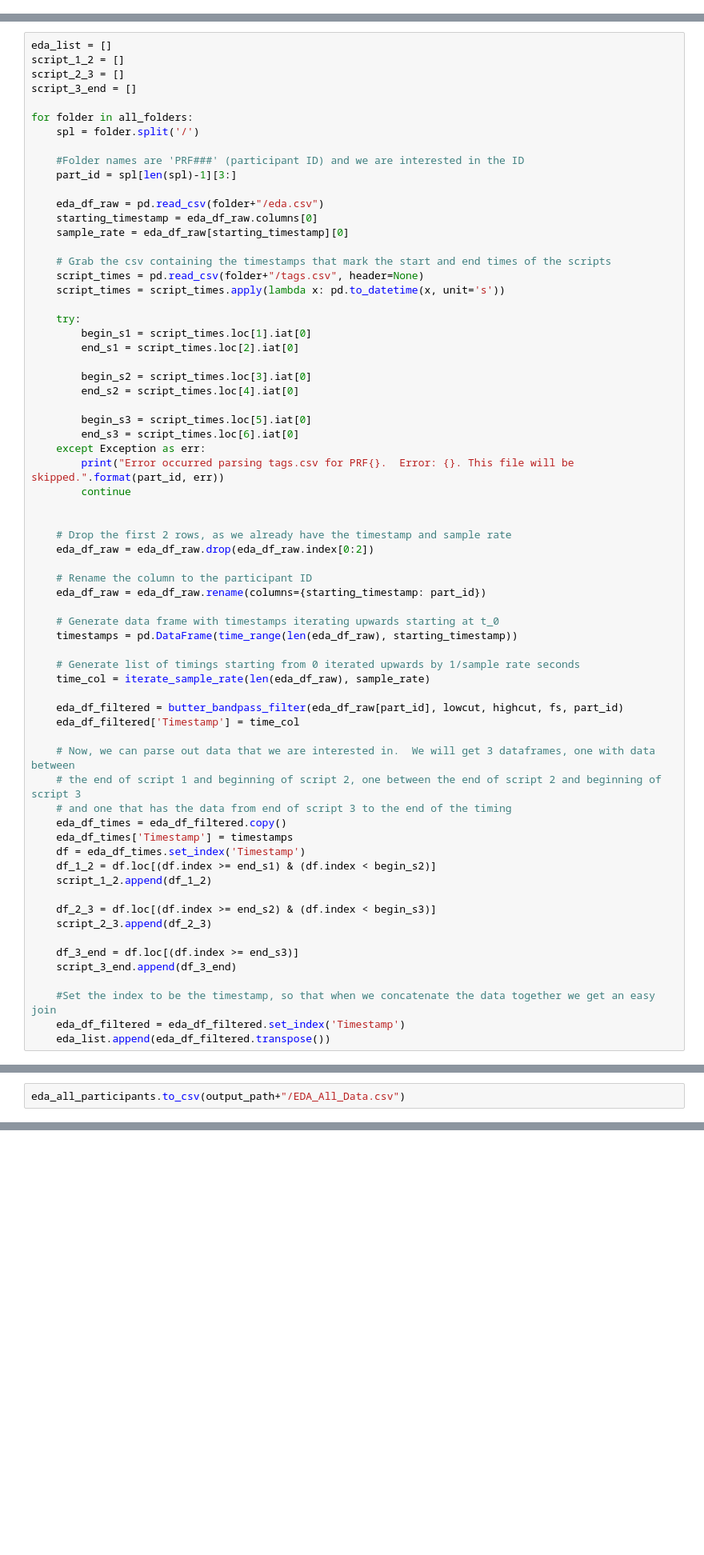
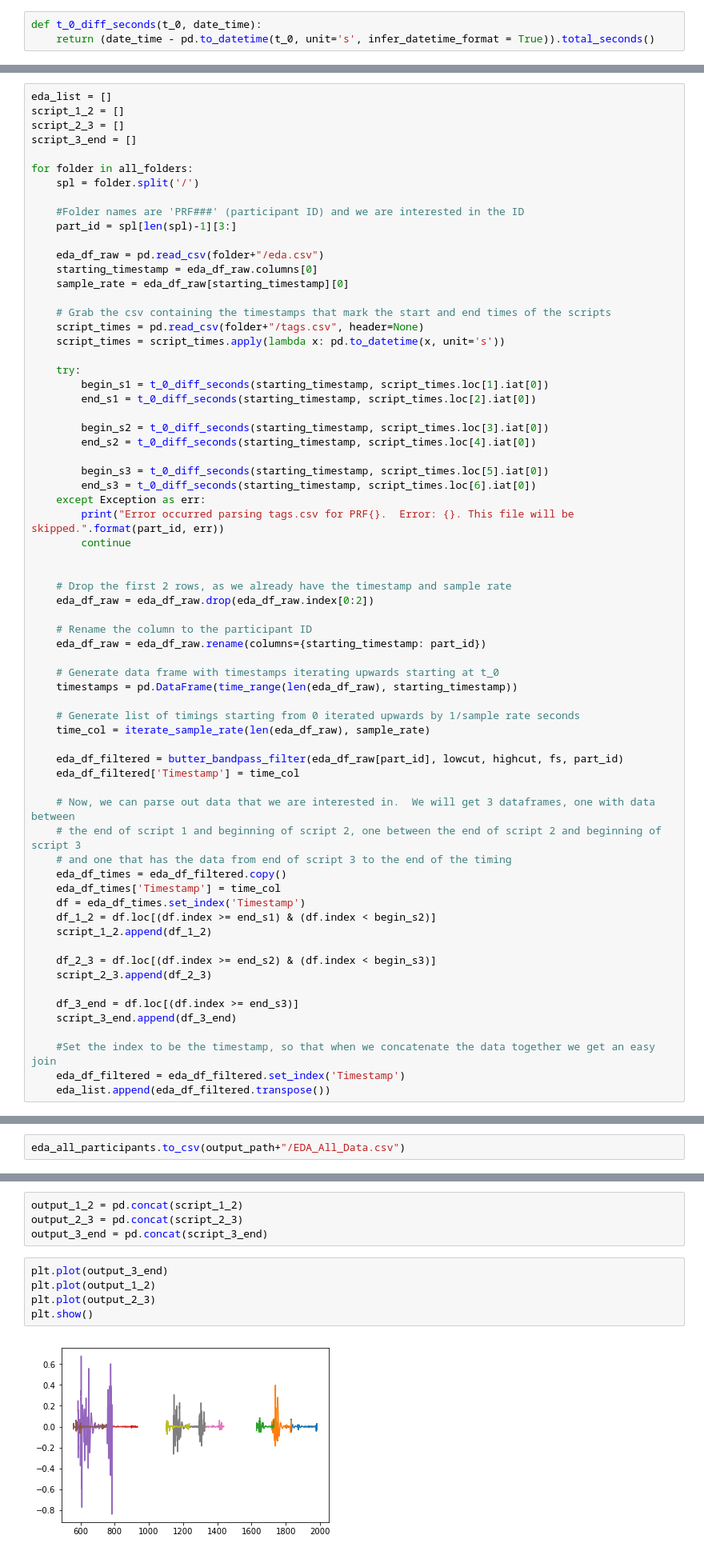
Before and after one commit to dcoh/EmpaticaE4Analysis, a Jupyter notebook: EDA_Output.ipynb, the cells around one changed output, grey strips where cells are left out. Shown at 80% size. Saved outputs shown, nothing was run; the diff lists cells and outputs as text; blank space fills up the shorter version.

Commit message:
EDA Output now splits data based on script timings found in tags.csv.  Now outputs csv files for 3 splits of timing data

```diff
--- a/EDA_Output.ipynb
+++ b/EDA_Output.ipynb
@@ -66,6 +66,9 @@ def iterate_sample_rate(df_length, fs):
         curr_time += 1.0/fs
         result.append(curr_time)
     return result
+# %%
+def t_0_diff_seconds(t_0, date_time):
+    return (date_time - pd.to_datetime(t_0, unit='s', infer_datetime_format = True)).total_seconds()
 # %% [markdown]
 Change file_path to point to where the folders containing EDA data will be
 # %%
@@ -99,14 +102,14 @@ for folder in all_folders:
     script_times = script_times.apply(lambda x: pd.to_datetime(x, unit='s'))
 
     try:
-        begin_s1 = script_times.loc[1].iat[0]
-        end_s1 = script_times.loc[2].iat[0]
+        begin_s1 = t_0_diff_seconds(starting_timestamp, script_times.loc[1].iat[0])
+        end_s1 = t_0_diff_seconds(starting_timestamp, script_times.loc[2].iat[0])
 
-        begin_s2 = script_times.loc[3].iat[0]
-        end_s2 = script_times.loc[4].iat[0]
+        begin_s2 = t_0_diff_seconds(starting_timestamp, script_times.loc[3].iat[0])
+        end_s2 = t_0_diff_seconds(starting_timestamp, script_times.loc[4].iat[0])
 
-        begin_s3 = script_times.loc[5].iat[0]
-        end_s3 = script_times.loc[6].iat[0]
+        begin_s3 = t_0_diff_seconds(starting_timestamp, script_times.loc[5].iat[0])
+        end_s3 = t_0_diff_seconds(starting_timestamp, script_times.loc[6].iat[0])
     except Exception as err:
         print("Error occurred parsing tags.csv for PRF{}.  Error: {}. This file will be skipped.".format(part_id, err))
         continue
@@ -131,7 +134,7 @@ for folder in all_folders:
     # the end of script 1 and beginning of script 2, one between the end of script 2 and beginning of script 3
     # and one that has the data from end of script 3 to the end of the timing
     eda_df_times = eda_df_filtered.copy()
-    eda_df_times['Timestamp'] = timestamps
+    eda_df_times['Timestamp'] = time_col
     df = eda_df_times.set_index('Timestamp')
     df_1_2 = df.loc[(df.index >= end_s1) & (df.index < begin_s2)]
     script_1_2.append(df_1_2)
@@ -199,0 +180,11 @@ test
+# %%
+output_1_2 = pd.concat(script_1_2)
+output_2_3 = pd.concat(script_2_3)
+output_3_end = pd.concat(script_3_end)
+# %%
+plt.plot(output_3_end)
+plt.plot(output_1_2)
+plt.plot(output_2_3)
+plt.show()
+# %% [output]
+[figure, added]
```
Also changed, not shown: parts of 2 cells of this notebook.
